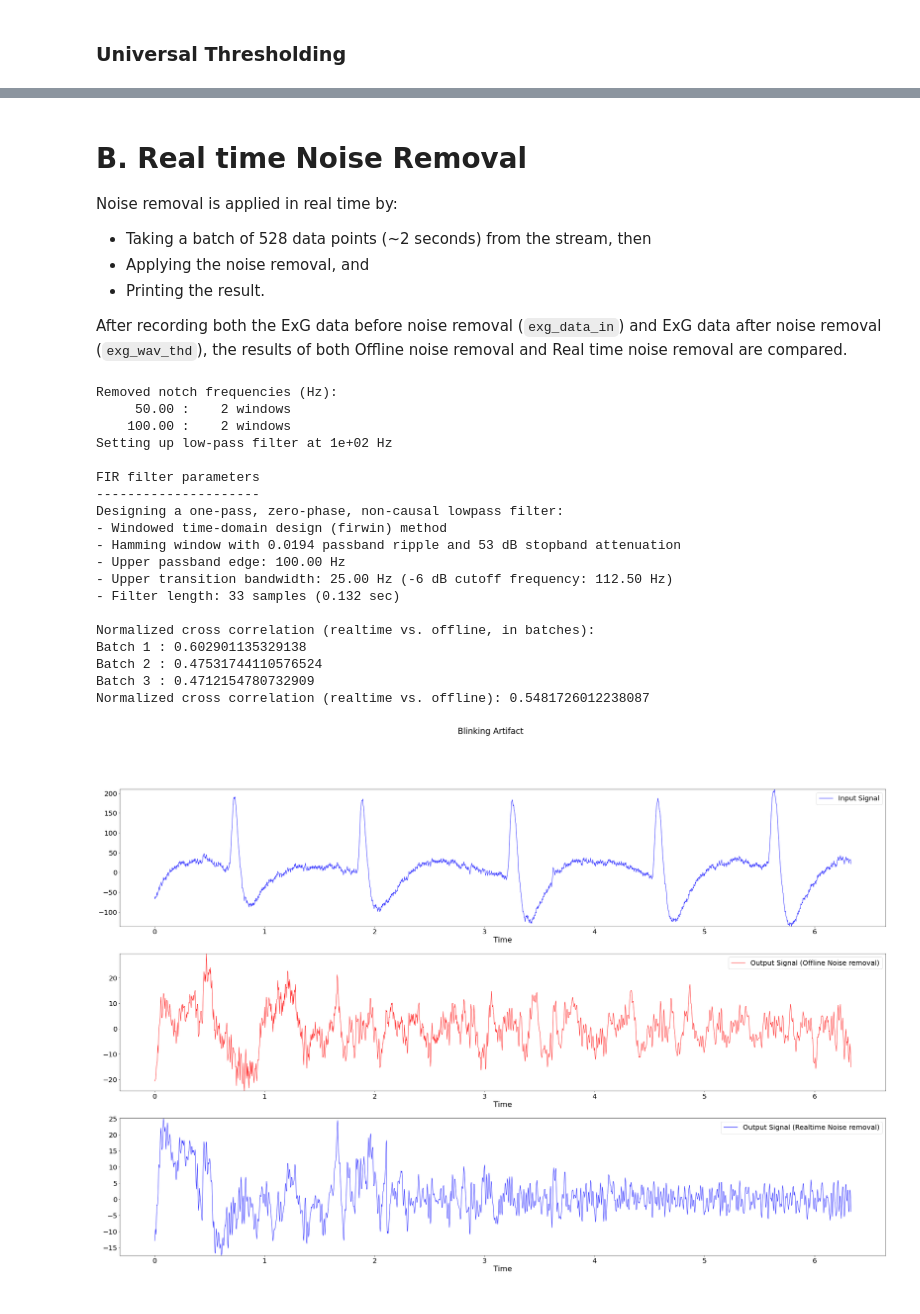
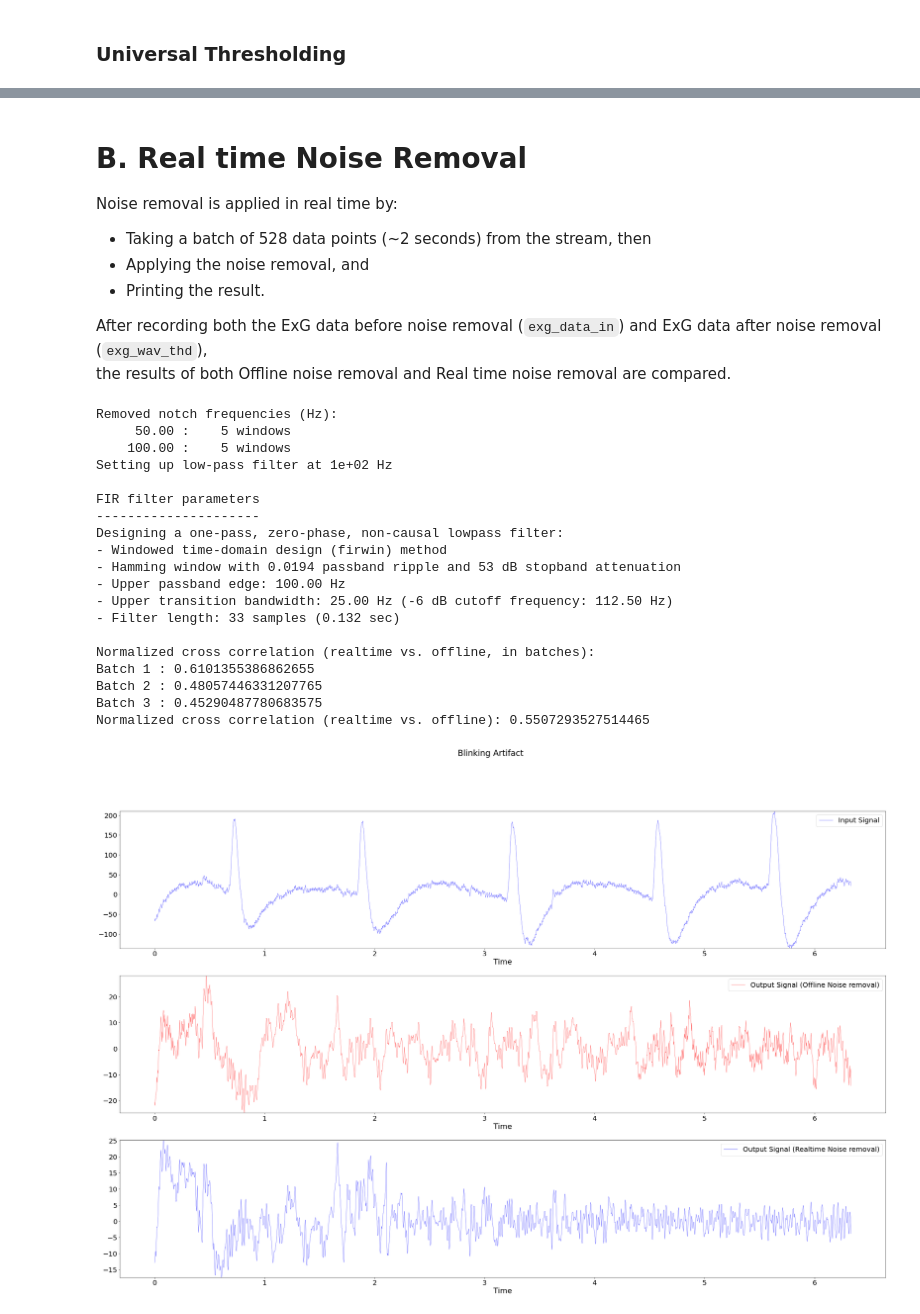
Before and after one commit to Mentalab-hub/explore-happilee, a Jupyter notebook: testing.ipynb, the cells around one changed output, grey strips where cells are left out. Saved outputs shown, nothing was run; the diff lists cells and outputs as text; code cells hidden in the pictures.

Commit message:
Added plotting function

```diff
--- a/testing.ipynb
+++ b/testing.ipynb
@@ -703,7 +478,8 @@ Noise removal is applied in real time by:
 * Applying the noise removal, and
 * Printing the result.
 
-After recording both the ExG data before noise removal (`exg_data_in`) and ExG data after noise removal (`exg_wav_thd`), the results of both Offline noise removal and Real time noise removal are compared.
+After recording both the ExG data before noise removal (`exg_data_in`) and ExG data after noise removal (`exg_wav_thd`),
+the results of both Offline noise removal and Real time noise removal are compared.
 # %%
 # a. Reading in our ExG signal
 ## i. Before Noise Removal
@@ -738,64 +514,44 @@ for i in range(batch_size, len(exg_data_in)+1, batch_size):
     exg_in_wavthd_batch_norm = (exg_in_wavthd_batch - np.mean(exg_in_wavthd_batch)) / (np.std(exg_in_wavthd_batch))
     tmp = np.correlate(exg_wavthd_batch_norm, exg_in_wavthd_batch_norm)
     c_batches = np.append(c_batches, tmp)
 print("Normalized cross correlation (realtime vs. offline, in batches):")
 for i in range(0, len(c_batches)):
     print("Batch", i+1, ":", c_batches[i])
 
 ## ii. Comparing both results by normalized cross correlation, as a whole data
 exg_wavthd_norm = (exg_wav_thd - np.mean(exg_wav_thd)) / (np.std(exg_wav_thd) * len(exg_wav_thd))
 exg_in_wavthd_norm = (exg_in_wav_thd - np.mean(exg_in_wav_thd)) / (np.std(exg_in_wav_thd))
 c = np.correlate(exg_wavthd_norm, exg_in_wavthd_norm)
 print("Normalized cross correlation (realtime vs. offline):", np.max(c))
 
 
 # Plotting the input and results
-fig, ax = plt.subplots(3,1)
 plt.rcParams['figure.figsize'] = [40, 25]
-SMALL_SIZE = 20
-MEDIUM_SIZE = 22
-BIGGER_SIZE = 24
-plt.rc('font', size = SMALL_SIZE)          # controls default text sizes
-plt.rc('axes', titlesize = MEDIUM_SIZE)    # fontsize of the axes title
-plt.rc('xtick', labelsize = SMALL_SIZE)    # fontsize of the tick labels
-plt.rc('figure', titlesize = BIGGER_SIZE)  # fontsize of the figure title
-plt.rc('axes', labelsize = MEDIUM_SIZE)    # fontsize of the x and y labels
-
-ax[0].plot(t_array, exg_data_in, color='b', lw=1, label='Input Signal')
-ax[0].set_ylim([exg_data_in.min(), exg_data_in.max()])
-ax[0].set_xlabel('Time')
-ax[0].legend()
-
-ax[1].plot(t_array, exg_in_wav_thd, color='r', lw=1, label='Output Signal (Offline Noise removal)')
-ax[1].set_ylim([exg_in_wav_thd.min(), exg_in_wav_thd.max()])
-ax[1].set_xlabel('Time')
-ax[1].legend()
-
-ax[2].plot(t_out, exg_wav_thd, color='b', lw=1, label='Output Signal (Realtime Noise removal)')
-ax[2].set_ylim([exg_wav_thd.min(), exg_wav_thd.max()])
-ax[2].set_xlabel('Time')
-ax[2].legend()
-
-plt.suptitle('Blinking Artifact')
-plt.show()
+plotting.subplot(3, 1, 'Blinking Artifact',
+                        x_axes=[t_array, t_array, t_out],
+                        y_axes=[exg_data_in, exg_in_wav_thd, exg_wav_thd],
+                        x_labels=['Time', 'Time', 'Time'],
+                        y_labels=[None, None, None],
+                        plot_labels=['Input Signal', 'Output Signal (Offline Noise removal)', 'Output Signal (Realtime Noise removal)'],
+                        plot_colors=['b', 'r', 'b'])
 # %% [output]
 Removed notch frequencies (Hz):
-     50.00 :    2 windows
-    100.00 :    2 windows
+     50.00 :    5 windows
+    100.00 :    5 windows
 Setting up low-pass filter at 1e+02 Hz
 
 FIR filter parameters
 ---------------------
 Designing a one-pass, zero-phase, non-causal lowpass filter:
 - Windowed time-domain design (firwin) method
 - Hamming window with 0.0194 passband ripple and 53 dB stopband attenuation
 - Upper passband edge: 100.00 Hz
 - Upper transition bandwidth: 25.00 Hz (-6 dB cutoff frequency: 112.50 Hz)
 - Filter length: 33 samples (0.132 sec)
 
 Normalized cross correlation (realtime vs. offline, in batches):
-Batch 1 : 0.602901135329138
-Batch 2 : 0.47531744110576524
-Batch 3 : 0.4712154780732909
-Normalized cross correlation (realtime vs. offline): 0.5481726012238087
+Batch 1 : 0.6101355386862655
+Batch 2 : 0.48057446331207765
+Batch 3 : 0.45290487780683575
+Normalized cross correlation (realtime vs. offline): 0.5507293527514465
-[figure, old version]
+[figure, new version]
```
Also changed, not shown: parts of 23 cells of this notebook, 2 other files.
